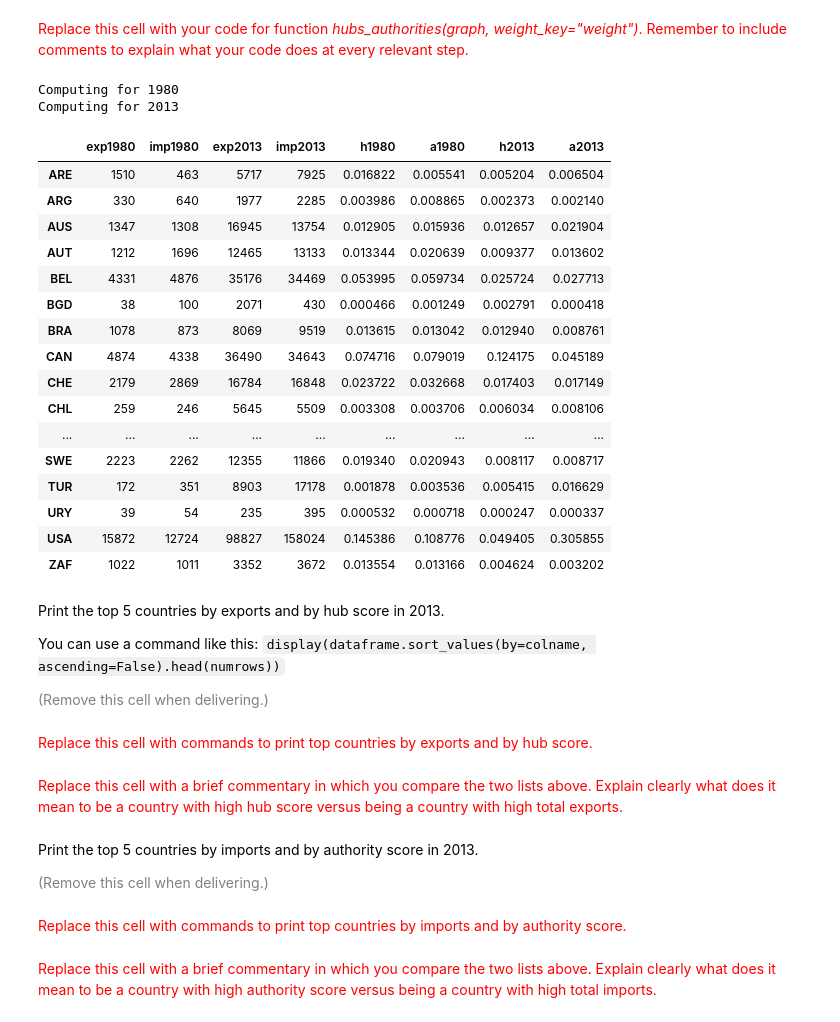
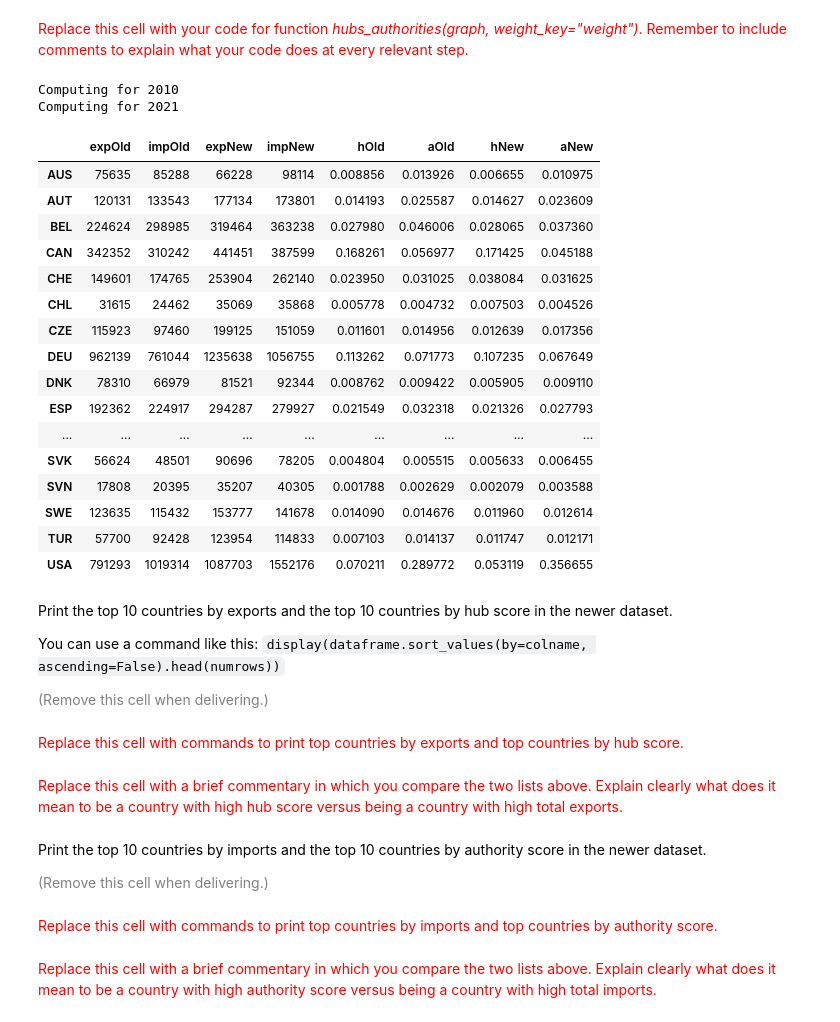
Before and after one commit to chatox/networks-science-course, a Jupyter notebook: practicum/ps05-hubs_authorities.ipynb, the cells around one changed output. Cells and saved outputs as stored; diff of their text form; code cells hidden in the pictures.

```diff
--- a/practicum/ps05-hubs_authorities.ipynb
+++ b/practicum/ps05-hubs_authorities.ipynb
@@ -220,13 +230,13 @@ The code below, which you should use as-is, converts the imports and exports int
 # %%
 # LEAVE AS-IS
 
-sorted_countries = sorted(COUNTRIES)
+sorted_countries = sorted(id2name.keys())
 
 flowsData = {
-    'exp1980': [(exports1980[c] if c in exports1980 else 0) for c in sorted_countries],
-    'imp1980': [(imports1980[c] if c in imports1980 else 0) for c in sorted_countries],
-    'exp2013': [(exports2013[c] if c in exports2013 else 0) for c in sorted_countries],
-    'imp2013': [(imports2013[c] if c in imports2013 else 0) for c in sorted_countries],
+    'expOld': [(exportsOld[c] if c in exportsOld else 0) for c in sorted_countries],
+    'impOld': [(importsOld[c] if c in importsOld else 0) for c in sorted_countries],
+    'expNew': [(exportsNew[c] if c in exportsNew else 0) for c in sorted_countries],
+    'impNew': [(importsNew[c] if c in importsNew else 0) for c in sorted_countries],
 }
 
 flowsDF = pd.DataFrame(flowsData, index=sorted_countries)
@@ -330,57 +340,57 @@ print(normalize({"a": 39, "b": 13, "c":26}))
 # LEAVE AS-IS
 # Execution should be very fast (a few seconds maximum)
 
-print("Computing for 1980")
-(h1980,a1980) = hubs_authorities(g1980)
+print("Computing for {:d}".format(YEAR_OLD))
+(hOld,aOld) = hubs_authorities(gOld)
 
-print("Computing for 2013")
-(h2013,a2013) = hubs_authorities(g2013)
+print("Computing for {:d}".format(YEAR_NEW))
+(hNew,aNew) = hubs_authorities(gNew)
 # %% [output]
-Computing for 1980
-Computing for 2013
+Computing for 2010
+Computing for 2021
 # %%
 # LEAVE AS-IS
 
-flowsDF['h1980'] = pd.Series(h1980)
-flowsDF['a1980'] = pd.Series(a1980)
-flowsDF['h2013'] = pd.Series(h2013)
-flowsDF['a2013'] = pd.Series(a2013)
+flowsDF['hOld'] = pd.Series(hOld)
+flowsDF['aOld'] = pd.Series(aOld)
+flowsDF['hNew'] = pd.Series(hNew)
+flowsDF['aNew'] = pd.Series(aNew)
 
 flowsDF
 # %% [output]
-|  | exp1980 | imp1980 | exp2013 | imp2013 | h1980 | a1980 | h2013 | a2013 |
-| ARE | 1510 | 463 | 5717 | 7925 | 0.016822 | 0.005541 | 0.005204 | 0.006504 |
-| ARG | 330 | 640 | 1977 | 2285 | 0.003986 | 0.008865 | 0.002373 | 0.002140 |
-| AUS | 1347 | 1308 | 16945 | 13754 | 0.012905 | 0.015936 | 0.012657 | 0.021904 |
-| AUT | 1212 | 1696 | 12465 | 13133 | 0.013344 | 0.020639 | 0.009377 | 0.013602 |
-| BEL | 4331 | 4876 | 35176 | 34469 | 0.053995 | 0.059734 | 0.025724 | 0.027713 |
-| BGD | 38 | 100 | 2071 | 430 | 0.000466 | 0.001249 | 0.002791 | 0.000418 |
-| BRA | 1078 | 873 | 8069 | 9519 | 0.013615 | 0.013042 | 0.012940 | 0.008761 |
-| CAN | 4874 | 4338 | 36490 | 34643 | 0.074716 | 0.079019 | 0.124175 | 0.045189 |
-| CHE | 2179 | 2869 | 16784 | 16848 | 0.023722 | 0.032668 | 0.017403 | 0.017149 |
-| CHL | 259 | 246 | 5645 | 5509 | 0.003308 | 0.003706 | 0.006034 | 0.008106 |
+|  | expOld | impOld | expNew | impNew | hOld | aOld | hNew | aNew |
+| AUS | 75635 | 85288 | 66228 | 98114 | 0.008856 | 0.013926 | 0.006655 | 0.010975 |
+| AUT | 120131 | 133543 | 177134 | 173801 | 0.014193 | 0.025587 | 0.014627 | 0.023609 |
+| BEL | 224624 | 298985 | 319464 | 363238 | 0.027980 | 0.046006 | 0.028065 | 0.037360 |
+| CAN | 342352 | 310242 | 441451 | 387599 | 0.168261 | 0.056977 | 0.171425 | 0.045188 |
+| CHE | 149601 | 174765 | 253904 | 262140 | 0.023950 | 0.031025 | 0.038084 | 0.031625 |
+| CHL | 31615 | 24462 | 35069 | 35868 | 0.005778 | 0.004732 | 0.007503 | 0.004526 |
+| CZE | 115923 | 97460 | 199125 | 151059 | 0.011601 | 0.014956 | 0.012639 | 0.017356 |
+| DEU | 962139 | 761044 | 1235638 | 1056755 | 0.113262 | 0.071773 | 0.107235 | 0.067649 |
+| DNK | 78310 | 66979 | 81521 | 92344 | 0.008762 | 0.009422 | 0.005905 | 0.009110 |
+| ESP | 192362 | 224917 | 294287 | 279927 | 0.021549 | 0.032318 | 0.021326 | 0.027793 |
 | ... | ... | ... | ... | ... | ... | ... | ... | ... |
-| SWE | 2223 | 2262 | 12355 | 11866 | 0.019340 | 0.020943 | 0.008117 | 0.008717 |
-| TUR | 172 | 351 | 8903 | 17178 | 0.001878 | 0.003536 | 0.005415 | 0.016629 |
-| URY | 39 | 54 | 235 | 395 | 0.000532 | 0.000718 | 0.000247 | 0.000337 |
-| USA | 15872 | 12724 | 98827 | 158024 | 0.145386 | 0.108776 | 0.049405 | 0.305855 |
-| ZAF | 1022 | 1011 | 3352 | 3672 | 0.013554 | 0.013166 | 0.004624 | 0.003202 |
+| SVK | 56624 | 48501 | 90696 | 78205 | 0.004804 | 0.005515 | 0.005633 | 0.006455 |
+| SVN | 17808 | 20395 | 35207 | 40305 | 0.001788 | 0.002629 | 0.002079 | 0.003588 |
+| SWE | 123635 | 115432 | 153777 | 141678 | 0.014090 | 0.014676 | 0.011960 | 0.012614 |
+| TUR | 57700 | 92428 | 123954 | 114833 | 0.007103 | 0.014137 | 0.011747 | 0.012171 |
+| USA | 791293 | 1019314 | 1087703 | 1552176 | 0.070211 | 0.289772 | 0.053119 | 0.356655 |
 # %% [markdown]
-Print the top 5 countries by exports and by hub score in 2013.
+Print the top 10 countries by exports and the top 10 countries by hub score in the newer dataset.
 
 You can use a command like this: `display(dataframe.sort_values(by=colname, ascending=False).head(numrows))`
 
 <font size="-1" color="gray">(Remove this cell when delivering.)</font>
 # %% [markdown]
-<font size="+1" color="red">Replace this cell with commands to print top countries by exports and by hub score.</font>
+<font size="+1" color="red">Replace this cell with commands to print top countries by exports and top countries by hub score.</font>
 # %% [markdown]
 <font size="+1" color="red">Replace this cell with a brief commentary in which you compare the two lists above. Explain clearly what does it mean to be a country with high hub score versus being a country with high total exports.</font>
 # %% [markdown]
-Print the top 5 countries by imports and by authority score in 2013.
+Print the top 10 countries by imports and the top 10 countries by authority score in the newer dataset.
 
 <font size="-1" color="gray">(Remove this cell when delivering.)</font>
 # %% [markdown]
-<font size="+1" color="red">Replace this cell with commands to print top countries by imports and by authority score.</font>
+<font size="+1" color="red">Replace this cell with commands to print top countries by imports and top countries by authority score.</font>
 # %% [markdown]
 <font size="+1" color="red">Replace this cell with a brief commentary in which you compare the two lists above. Explain clearly what does it mean to be a country with high authority score versus being a country with high total imports.</font>
 # %% [markdown]
```
Also changed, not shown: parts of 22 cells of this notebook, 7 other files.
